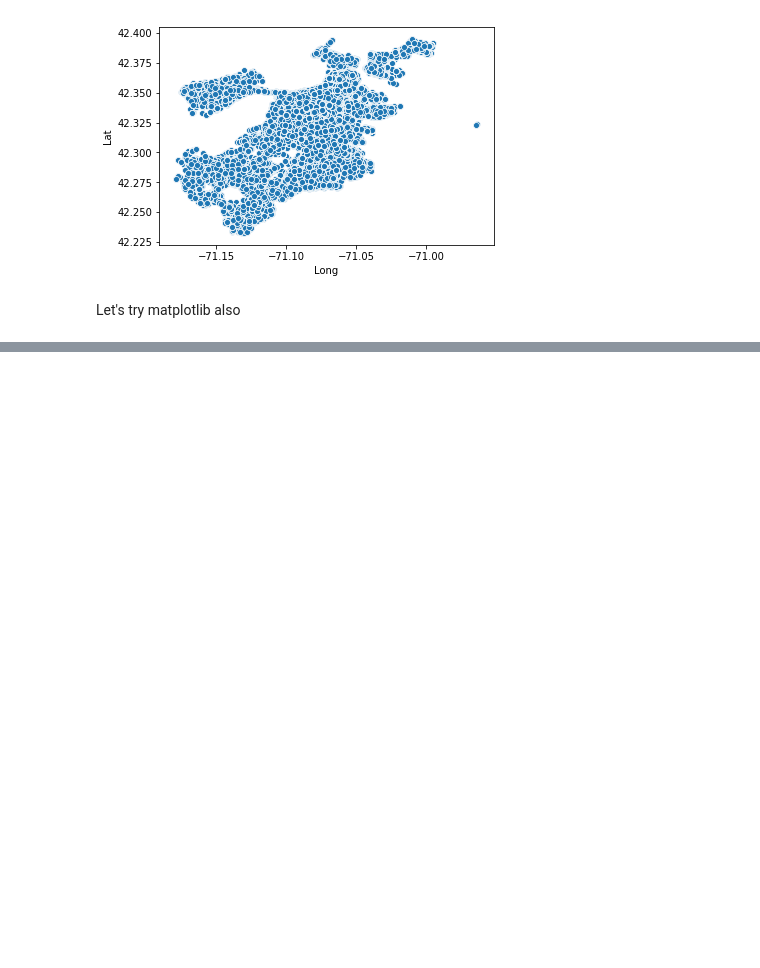
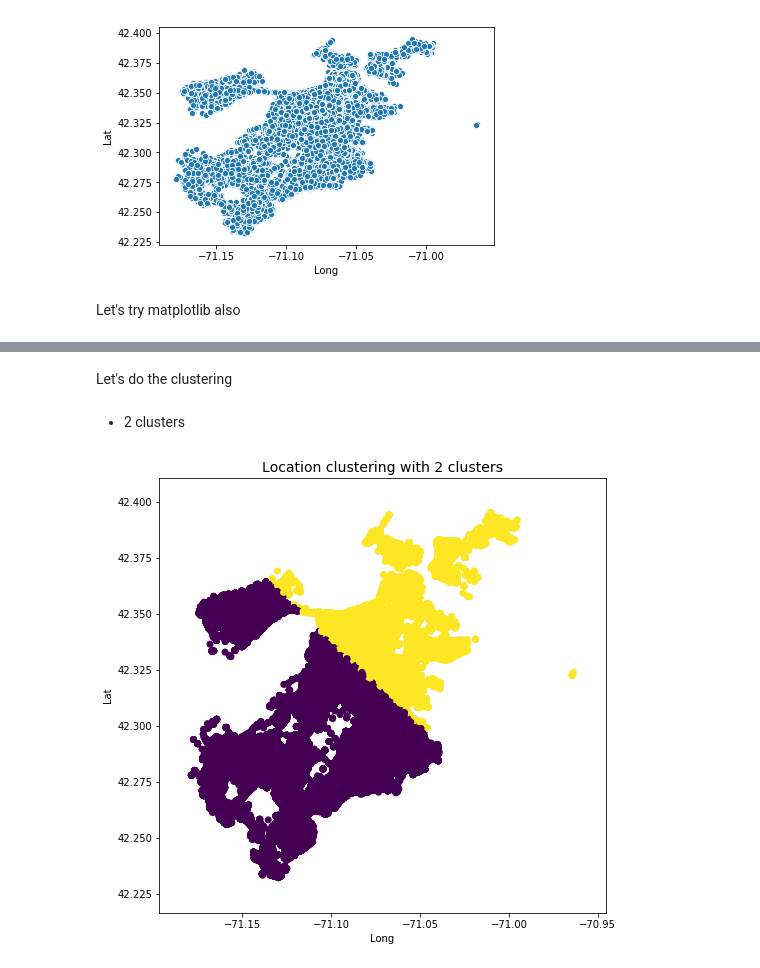
Before and after one commit to PanosEvange/Data-Analysis-and-Clustering, a Jupyter notebook: scr_sdi1500039/sdi1500039_Project2.ipynb, the cells around one changed output, grey strips where cells are left out. Cells and saved outputs as stored; diff of their text form; code cells hidden in the pictures; blank space fills up the shorter version.

Commit message:
Question 5 - clustering location only, with 2 clusters

```diff
--- a/scr_sdi1500039/sdi1500039_Project2.ipynb
+++ b/scr_sdi1500039/sdi1500039_Project2.ipynb
@@ -212,0 +219,22 @@ plt.show()
+# %% [markdown]
+Let's do the clustering
+# %% [markdown]
+- 2 clusters
+# %%
+locationArray = specificLocation.values
+
+# KMeans
+km = KMeans(n_clusters=2)
+km.fit(locationArray)
+y_kmeans = km.predict(locationArray)
+labels = km.labels_
+
+# Plotting
+plt.figure(figsize=(8, 8))
+plt.scatter(locationArray[:,1], locationArray[:,0], c=y_kmeans)
+plt.xlabel("Long")
+plt.ylabel("Lat")
+plt.title("Location clustering with 2 clusters", fontsize=14)
+plt.show()
+# %% [output]
+[figure, added]
```
Also changed, not shown: parts of 2 cells of this notebook, 1 other file.
